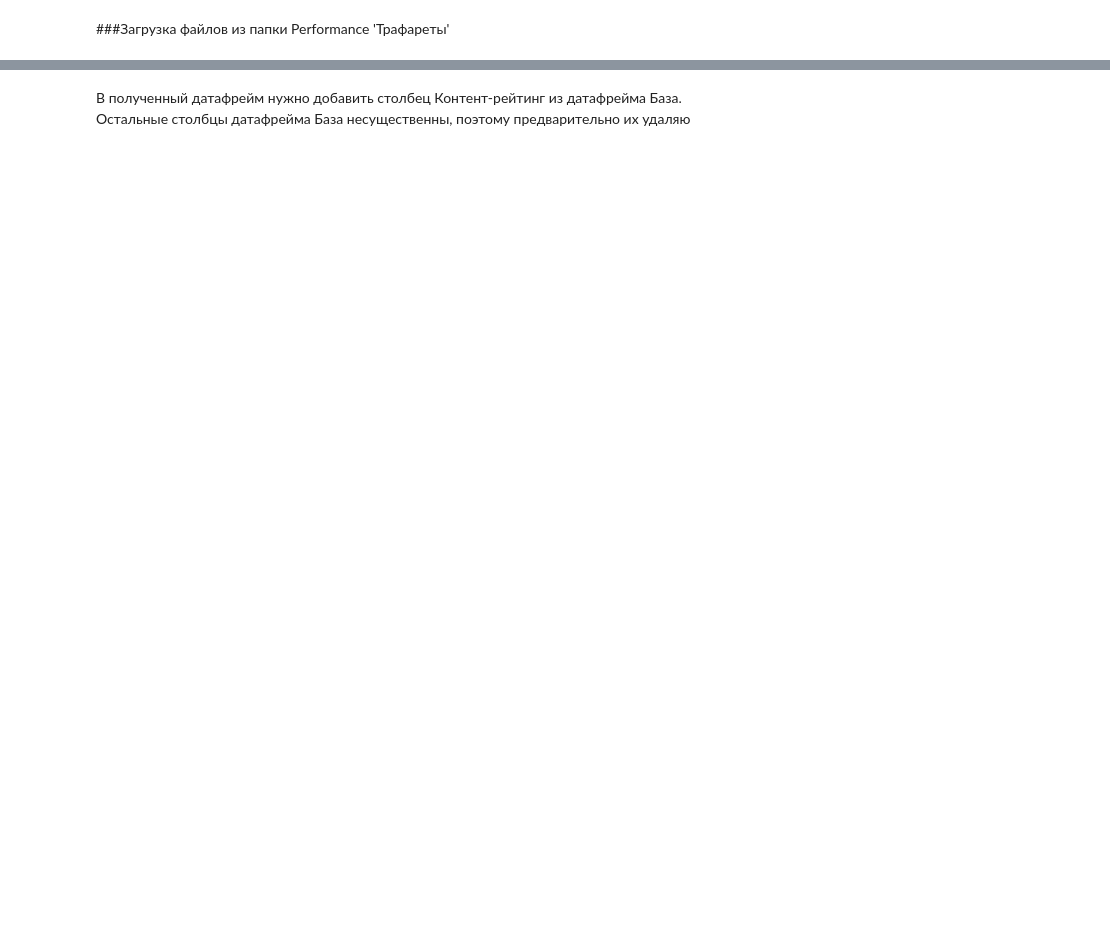
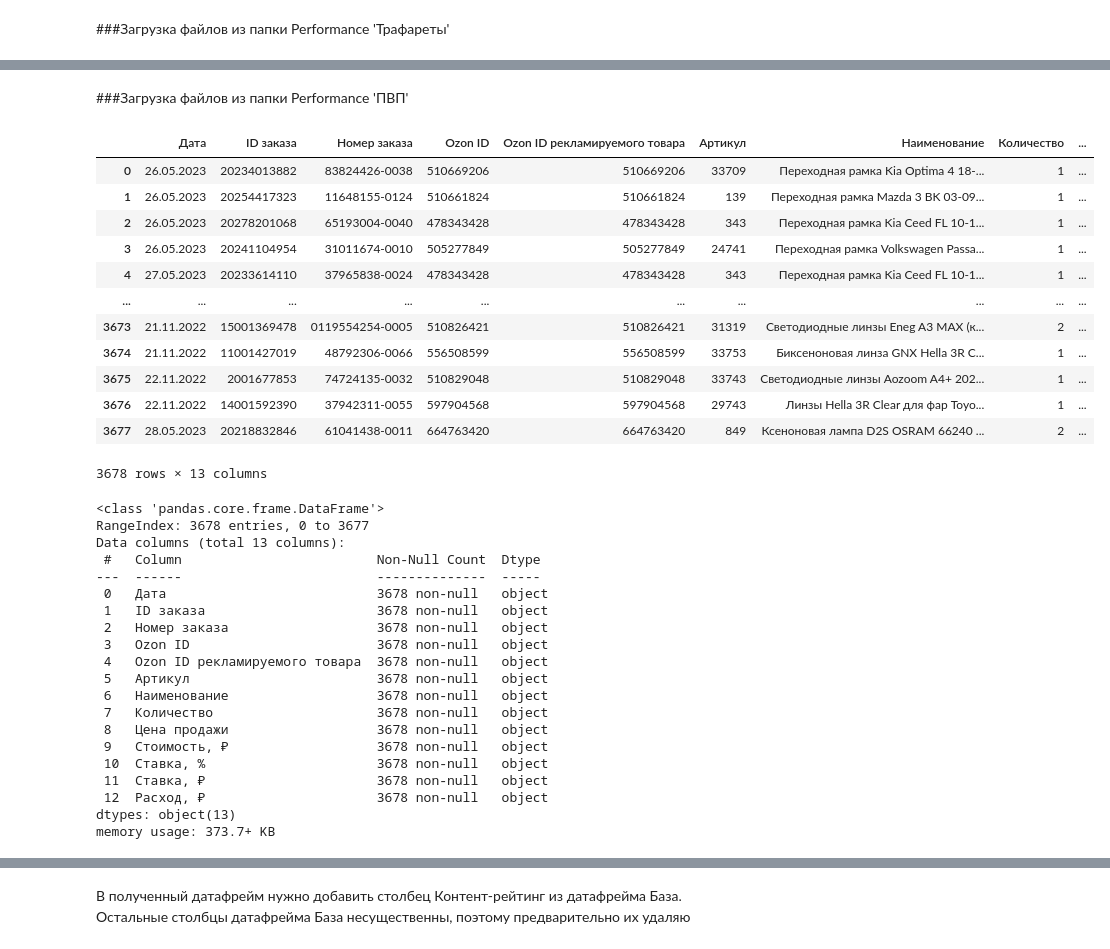
Before and after one commit to Untick/Marketplaces, a Jupyter notebook: Domoscanova Irina/AI_стажировка_Ingate_1_1_2.ipynb, the cells around one changed output, grey strips where cells are left out. Cells and saved outputs as stored; diff of their text form; code cells hidden in the pictures; blank space fills up the shorter version.

```diff
--- a/Domoscanova Irina/AI_стажировка_Ingate_1_1_2.ipynb
+++ b/Domoscanova Irina/AI_стажировка_Ingate_1_1_2.ipynb
@@ -197,0 +337,54 @@ display(trafarets)
+# %% [markdown]
+###Загрузка файлов из папки Performance 'ПВП'
+# %%
+# Загрузка и объединение в один датафрейм файлов Трафареты
+
+dir_pvp = '/content/drive/MyDrive/AI/Стажировка Прогнозирование продаж на маркетплейсах INGATE/ПВП/'    # Объявление директории, откуда гружу файлы
+pvp = pd.DataFrame()                                                      # Создаю пустой датафрейм, чтобы присоединять к нему каждый следующий файл
+for file in os.listdir(dir_pvp):                                                # Возвращаю список всех имен файлов и папок в указанной директории
+  if file.endswith('.csv'):                                                     # Если файл заканчивается на '.csv', то начинается цикл
+    pvp_ = pd.read_csv(dir_pvp+file,                                            # Читаю каждый файл
+                       sep=";",                                                 # Делимитер точка с запятой
+                       header=1,                                                # Заголовки во второй строке (индекс 1)
+                       skiprows=0,                                              # Пропускаю 1 строку сначала, так как в ней комментарий, а не данные
+                       skipfooter=1,                                            # Пропускаю 1 строку с конца, так как в ней подсчитаны итоги по файлу
+                       date_parser=['День'],
+                       dayfirst=True)
+    pvp = pd.concat([pvp, pvp_], ignore_index=True)                 # Последовательно объединяю прочитанные данные, игнорируя их индекс, чтобы был общий индекс объединенного датафрейма
+
+display(pvp)
+pvp.info()
+# %% [output]
+|  | Дата | ID заказа | Номер заказа | Ozon ID | Ozon ID рекламируемого товара | Артикул | Наименование | Количество | ... |
+| 0 | 26.05.2023 | 20234013882 | 83824426-0038 | 510669206 | 510669206 | 33709 | Переходная рамка Kia Optima 4 18-... | 1 | ... |
+| 1 | 26.05.2023 | 20254417323 | 11648155-0124 | 510661824 | 510661824 | 139 | Переходная рамка Mazda 3 BK 03-09... | 1 | ... |
+| 2 | 26.05.2023 | 20278201068 | 65193004-0040 | 478343428 | 478343428 | 343 | Переходная рамка Kia Ceed FL 10-1... | 1 | ... |
+| 3 | 26.05.2023 | 20241104954 | 31011674-0010 | 505277849 | 505277849 | 24741 | Переходная рамка Volkswagen Passa... | 1 | ... |
+| 4 | 27.05.2023 | 20233614110 | 37965838-0024 | 478343428 | 478343428 | 343 | Переходная рамка Kia Ceed FL 10-1... | 1 | ... |
+| ... | ... | ... | ... | ... | ... | ... | ... | ... | ... |
+| 3673 | 21.11.2022 | 15001369478 | 0119554254-0005 | 510826421 | 510826421 | 31319 | Светодиодные линзы Eneg A3 MAX (к... | 2 | ... |
+| 3674 | 21.11.2022 | 11001427019 | 48792306-0066 | 556508599 | 556508599 | 33753 | Биксеноновая линза GNX Hella 3R C... | 1 | ... |
+| 3675 | 22.11.2022 | 2001677853 | 74724135-0032 | 510829048 | 510829048 | 33743 | Светодиодные линзы Aozoom A4+ 202... | 1 | ... |
+| 3676 | 22.11.2022 | 14001592390 | 37942311-0055 | 597904568 | 597904568 | 29743 | Линзы Hella 3R Clear для фар Toyo... | 1 | ... |
+| 3677 | 28.05.2023 | 20218832846 | 61041438-0011 | 664763420 | 664763420 | 849 | Ксеноновая лампа D2S OSRAM 66240 ... | 2 | ... |
+3678 rows × 13 columns
+<class 'pandas.core.frame.DataFrame'>
+RangeIndex: 3678 entries, 0 to 3677
+Data columns (total 13 columns):
+ #   Column                         Non-Null Count  Dtype
+---  ------                         --------------  -----
+ 0   Дата                           3678 non-null   object
+ 1   ID заказа                      3678 non-null   object
+ 2   Номер заказа                   3678 non-null   object
+ 3   Ozon ID                        3678 non-null   object
+ 4   Ozon ID рекламируемого товара  3678 non-null   object
+ 5   Артикул                        3678 non-null   object
+ 6   Наименование                   3678 non-null   object
+ 7   Количество                     3678 non-null   object
+ 8   Цена продажи                   3678 non-null   object
+ 9   Стоимость, ₽                   3678 non-null   object
+ 10  Ставка, %                      3678 non-null   object
+ 11  Ставка, ₽                      3678 non-null   object
+ 12  Расход, ₽                      3678 non-null   object
+dtypes: object(13)
+memory usage: 373.7+ KB
```
Also changed, not shown: parts of 58 cells of this notebook.
